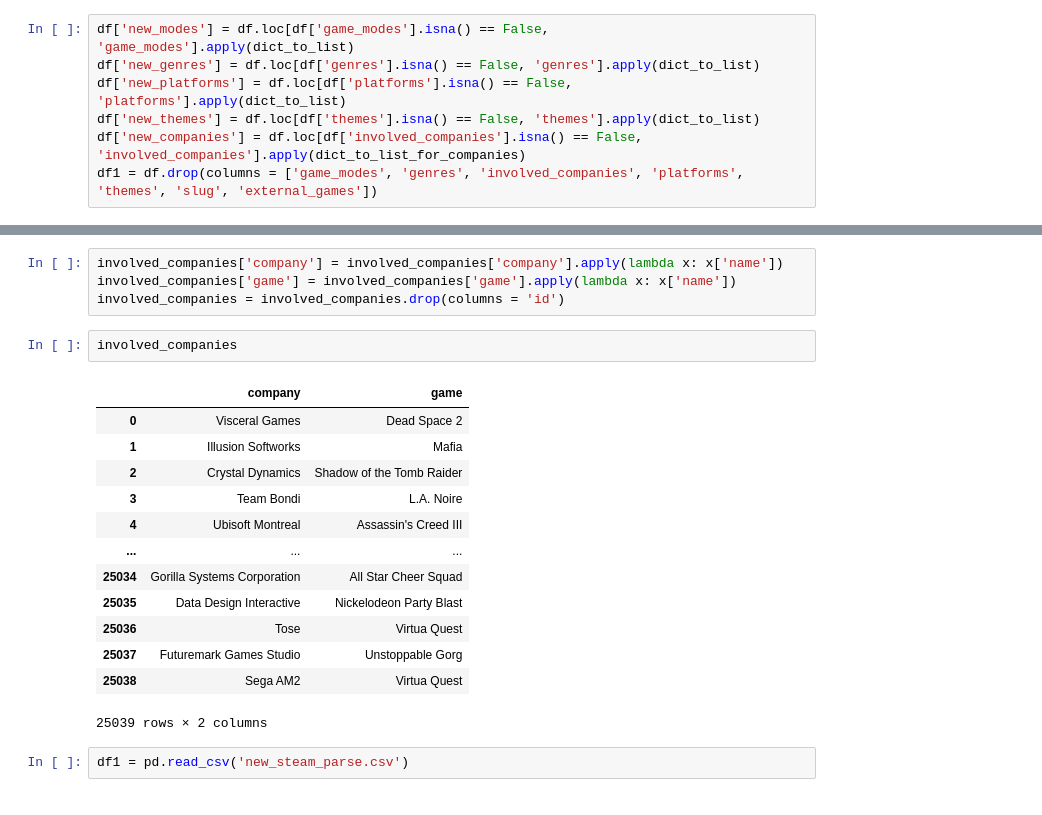
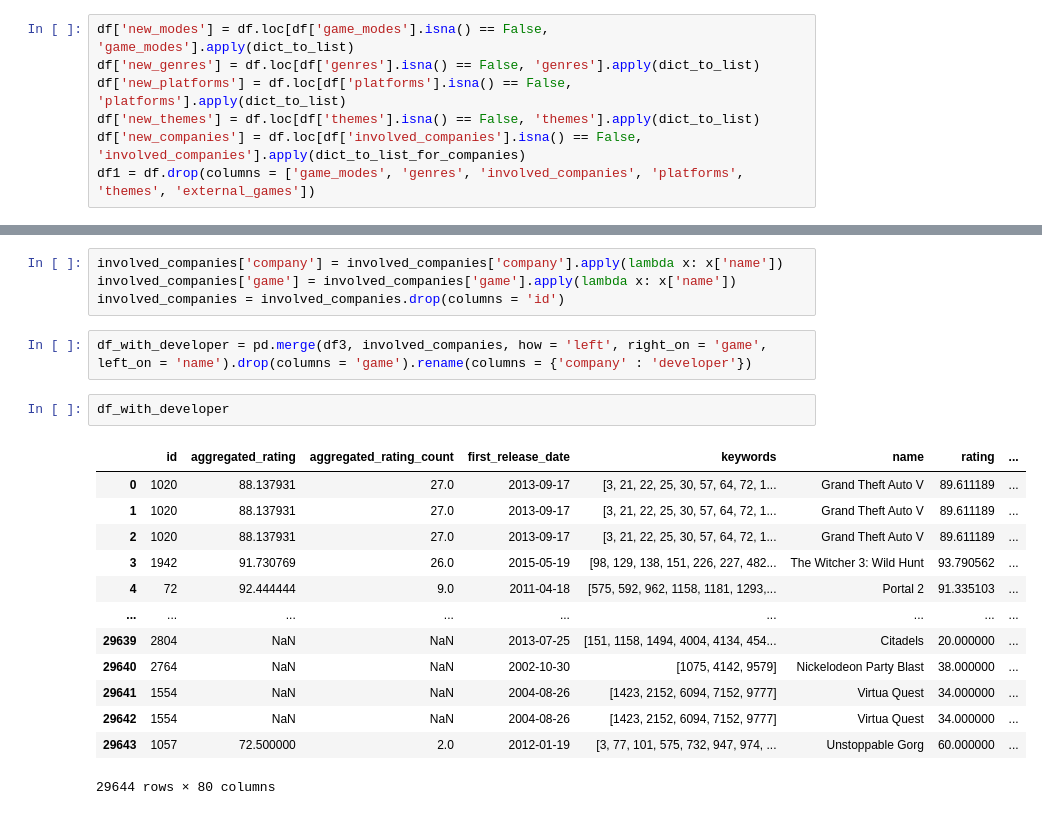
Before and after one commit to tdrkn/GP2, a Jupyter notebook: EDA.ipynb, the cells around one changed output, grey strips where cells are left out. Saved outputs shown, nothing was run; the diff lists cells and outputs as text.

Commit message:
merged parse_df and api_igdb

```diff
--- a/EDA.ipynb
+++ b/EDA.ipynb
@@ -217,7 +233,7 @@ df['new_genres'] = df.loc[df['genres'].isna() == False, 'genres'].apply(dict_to_
 df['new_platforms'] = df.loc[df['platforms'].isna() == False, 'platforms'].apply(dict_to_list)
 df['new_themes'] = df.loc[df['themes'].isna() == False, 'themes'].apply(dict_to_list)
 df['new_companies'] = df.loc[df['involved_companies'].isna() == False, 'involved_companies'].apply(dict_to_list_for_companies)
-df1 = df.drop(columns = ['game_modes', 'genres', 'involved_companies', 'platforms', 'themes', 'slug', 'external_games'])
+df1 = df.drop(columns = ['game_modes', 'genres', 'involved_companies', 'platforms', 'themes', 'external_games'])
 # %% [markdown]
 Чисто дубликаты оценить
 # %%
@@ -482,21 +498,21 @@ involved_companies
 involved_companies['company'] = involved_companies['company'].apply(lambda x: x['name'])
 involved_companies['game'] = involved_companies['game'].apply(lambda x: x['name'])
 involved_companies = involved_companies.drop(columns = 'id')
-# %%
-involved_companies
-# %% [output]
-|  | company | game |
-| 0 | Visceral Games | Dead Space 2 |
-| 1 | Illusion Softworks | Mafia |
-| 2 | Crystal Dynamics | Shadow of the Tomb Raider |
-| 3 | Team Bondi | L.A. Noire |
-| 4 | Ubisoft Montreal | Assassin's Creed III |
-| ... | ... | ... |
-| 25034 | Gorilla Systems Corporation | All Star Cheer Squad |
-| 25035 | Data Design Interactive | Nickelodeon Party Blast |
-| 25036 | Tose | Virtua Quest |
-| 25037 | Futuremark Games Studio | Unstoppable Gorg |
-| 25038 | Sega AM2 | Virtua Quest |
-25039 rows × 2 columns
-# %%
-df1 = pd.read_csv('new_steam_parse.csv')
+# %%
+df_with_developer = pd.merge(df3, involved_companies, how = 'left', right_on = 'game', left_on = 'name').drop(columns = 'game').rename(columns = {'company' : 'developer'})
+# %%
+df_with_developer
+# %% [output]
+|  | id | aggregated_rating | aggregated_rating_count | first_release_date | keywords | name | rating | ... |
+| 0 | 1020 | 88.137931 | 27.0 | 2013-09-17 | [3, 21, 22, 25, 30, 57, 64, 72, 1... | Grand Theft Auto V | 89.611189 | ... |
+| 1 | 1020 | 88.137931 | 27.0 | 2013-09-17 | [3, 21, 22, 25, 30, 57, 64, 72, 1... | Grand Theft Auto V | 89.611189 | ... |
+| 2 | 1020 | 88.137931 | 27.0 | 2013-09-17 | [3, 21, 22, 25, 30, 57, 64, 72, 1... | Grand Theft Auto V | 89.611189 | ... |
+| 3 | 1942 | 91.730769 | 26.0 | 2015-05-19 | [98, 129, 138, 151, 226, 227, 482... | The Witcher 3: Wild Hunt | 93.790562 | ... |
+| 4 | 72 | 92.444444 | 9.0 | 2011-04-18 | [575, 592, 962, 1158, 1181, 1293,... | Portal 2 | 91.335103 | ... |
+| ... | ... | ... | ... | ... | ... | ... | ... | ... |
+| 29639 | 2804 | NaN | NaN | 2013-07-25 | [151, 1158, 1494, 4004, 4134, 454... | Citadels | 20.000000 | ... |
+| 29640 | 2764 | NaN | NaN | 2002-10-30 | [1075, 4142, 9579] | Nickelodeon Party Blast | 38.000000 | ... |
+| 29641 | 1554 | NaN | NaN | 2004-08-26 | [1423, 2152, 6094, 7152, 9777] | Virtua Quest | 34.000000 | ... |
+| 29642 | 1554 | NaN | NaN | 2004-08-26 | [1423, 2152, 6094, 7152, 9777] | Virtua Quest | 34.000000 | ... |
+| 29643 | 1057 | 72.500000 | 2.0 | 2012-01-19 | [3, 77, 101, 575, 732, 947, 974, ... | Unstoppable Gorg | 60.000000 | ... |
+29644 rows × 80 columns
```
Also changed, not shown: parts of 8 cells of this notebook.
